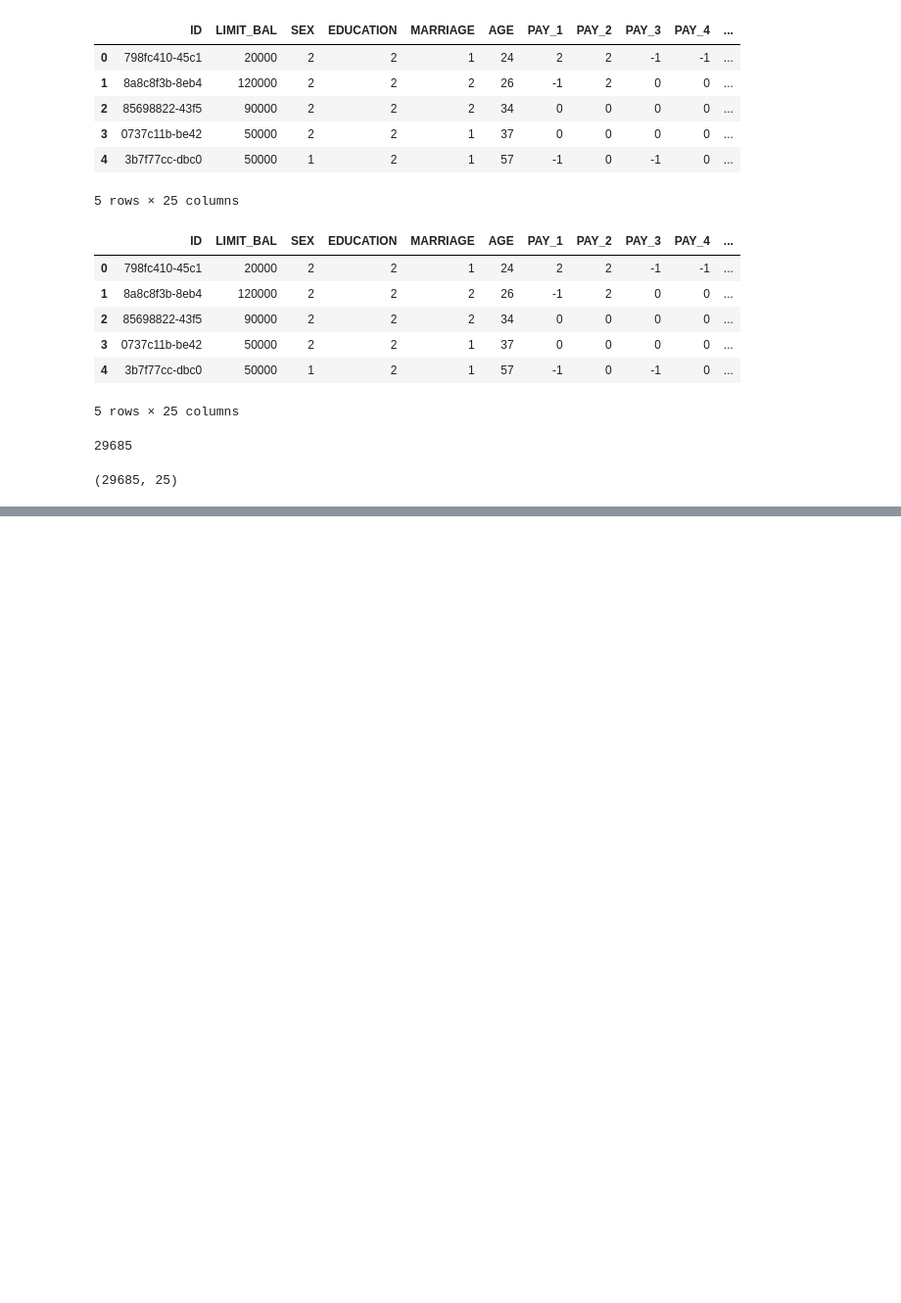
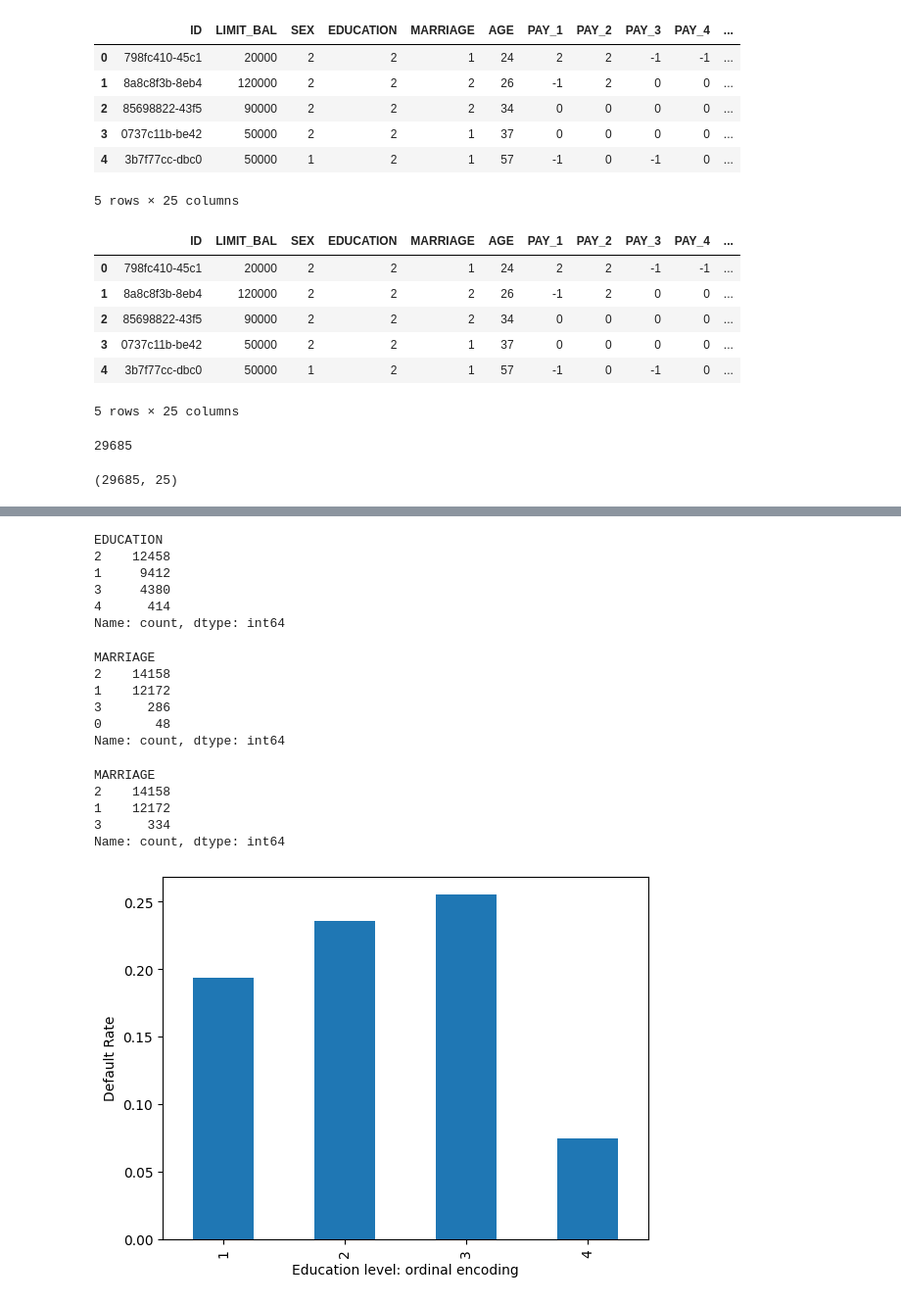
Before and after one commit to asMoises/proj_inadinplencia, a Jupyter notebook: notebooks/analise-inadimp.ipynb, the cells around one changed output, grey strips where cells are left out. Shown at 98% size. Saved outputs shown, nothing was run; the diff lists cells and outputs as text; code cells hidden in the pictures; blank space fills up the shorter version.

```diff
--- a/notebooks/analise-inadimp.ipynb
+++ b/notebooks/analise-inadimp.ipynb
@@ -344,0 +530,46 @@ df_clean_1.shape
+# %%
+# Transformando [0, 5, 6] em 4 (outros)
+df_clean_2['EDUCATION'].replace( # Seleciono a coluna e chamo a função replace
+  to_replace=[0, 5, 6], # to_replace mostra o valor a ser buscado no df para que seja substituído
+  value=4, # indica o novo valor
+  inplace=True # informa que a alteração é feita no df_clean_2
+  )
+
+df_clean_2['EDUCATION'].value_counts() # Veja a saída modificada
+# %% [output]
+EDUCATION
+2    12458
+1     9412
+3     4380
+4      414
+Name: count, dtype: int64
+# %%
+df_clean_2['MARRIAGE'].value_counts()
+# %% [output]
+MARRIAGE
+2    14158
+1    12172
+3      286
+0       48
+Name: count, dtype: int64
+# %%
+df_clean_2['MARRIAGE'].replace(to_replace=0,value=3,inplace=True)
+df_clean_2['MARRIAGE'].value_counts()
+# %% [output]
+MARRIAGE
+2    14158
+1    12172
+3      334
+Name: count, dtype: int64
+# %%
+# Feature categóricas (ordinais e não ordinais)
+# Em machine learning prefira dados numéricos, logo transforme dados textuais em um dicionário de dados
+
+# Este comando agrupa a coluna Education em [1, 2, 3, 4], de acordo com dicionário de dadoa.
+# Depois calcula uma média de valores de cada grupo e gera um gráfico de barras
+
+df_clean_2.groupby('EDUCATION').agg({'default payment next month': 'mean'}).plot.bar(legend=False)
+plt.ylabel('Default Rate')
+plt.xlabel('Education level: ordinal encoding');
+# %% [output]
+[figure, added]
```
Also changed, not shown: parts of 14 cells of this notebook.
